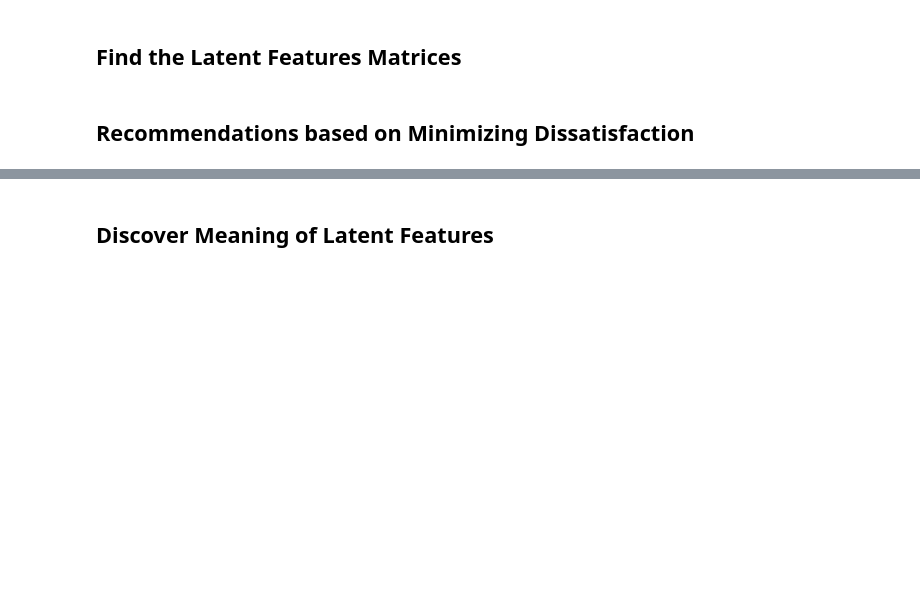
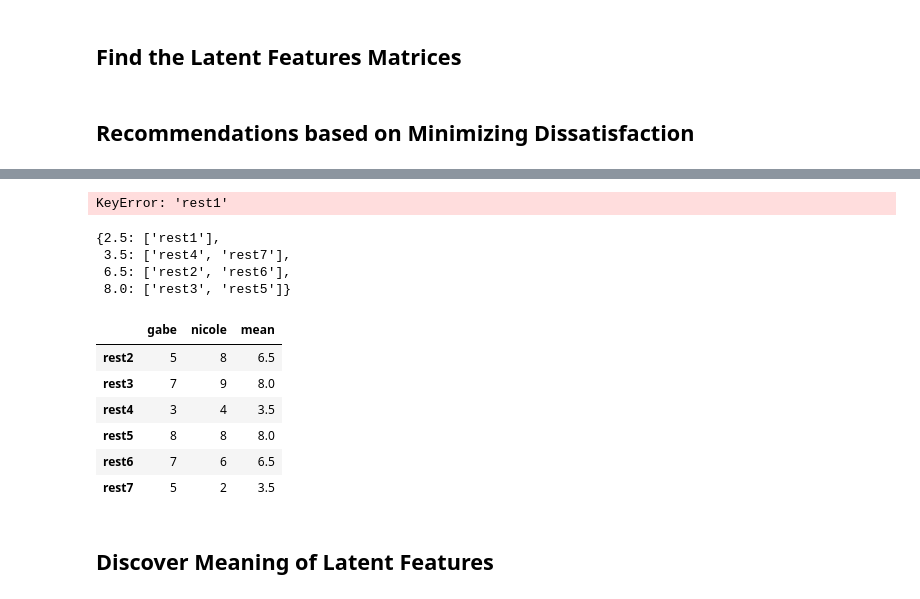
Before and after one commit to Gnishimura/We_Eat, a Jupyter notebook: a_to_z.ipynb, the cells around one changed output, grey strips where cells are left out. Saved outputs shown, nothing was run; the diff lists cells and outputs as text; code cells hidden in the pictures; blank space fills up the shorter version.

```diff
--- a/a_to_z.ipynb
+++ b/a_to_z.ipynb
@@ -263,0 +313,2 @@ preds_db.sort_values(by='mean')
+# %%
+preds_db['sorted'] = (lambda x: preds_db.index[x] if preds_db['mean'].loc(x + 1) == )
@@ -264,3 +328,33 @@ preds_db.sort_values(by='mean')
+# %%
+for rest in preds_db.index:
+    if rest['mean'] len(matches[rest]==1):
+        preds_db['sorted'] = rest
+# %% [output]
+KeyError: 'rest1'
+# %%
+matches = {}
+for rest, rating in ratings.items():
+    if rating in matches:
+        matches[rating].append(rest)
+    else:
+        matches[rating] = [rest]
+
+matches
+# %% [output]
+{2.5: ['rest1'],
+ 3.5: ['rest4', 'rest7'],
+ 6.5: ['rest2', 'rest6'],
+ 8.0: ['rest3', 'rest5']}
+# %%
+preds_db[preds_db['mean'].duplicated(keep=False)]
+# %% [output]
+|  | gabe | nicole | mean |
+| rest2 | 5 | 8 | 6.5 |
+| rest3 | 7 | 9 | 8.0 |
+| rest4 | 3 | 4 | 3.5 |
+| rest5 | 8 | 8 | 8.0 |
+| rest6 | 7 | 6 | 6.5 |
+| rest7 | 5 | 2 | 3.5 |
 # %%
 def min_dissat(user1, user2, preds_db):
     for rest in preds_db:
```
Also changed, not shown: parts of 13 cells of this notebook.
